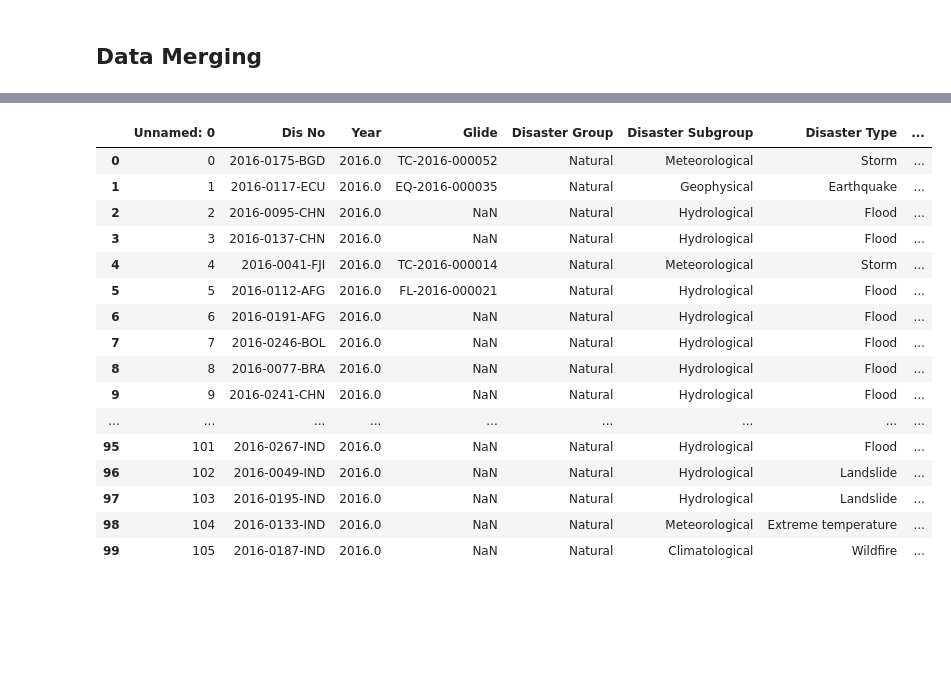
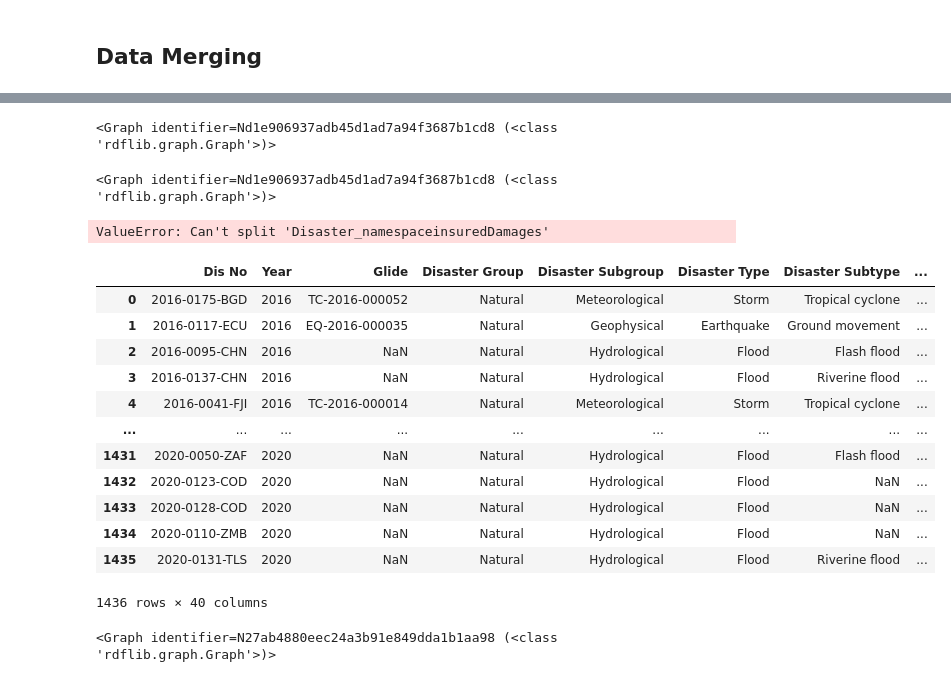
Before and after one commit to nuldertien/knowledge-engineering, a Jupyter notebook: exploration.ipynb, the cells around one changed output, grey strips where cells are left out. Drawn from its saved outputs; the diff is of its cells as text; code cells hidden in the pictures; blank space fills up the shorter version.

```diff
--- a/exploration.ipynb
+++ b/exploration.ipynb
@@ -436,20 +415,0 @@ g.add((disaster_uri, DIS.country_of_origin, country_name))
-# %%
-results.iloc[:100]
-# %% [output]
-|  | Unnamed: 0 | Dis No | Year | Glide | Disaster Group | Disaster Subgroup | Disaster Type | ... |
-| 0 | 0 | 2016-0175-BGD | 2016.0 | TC-2016-000052 | Natural | Meteorological | Storm | ... |
-| 1 | 1 | 2016-0117-ECU | 2016.0 | EQ-2016-000035 | Natural | Geophysical | Earthquake | ... |
-| 2 | 2 | 2016-0095-CHN | 2016.0 | NaN | Natural | Hydrological | Flood | ... |
-| 3 | 3 | 2016-0137-CHN | 2016.0 | NaN | Natural | Hydrological | Flood | ... |
-| 4 | 4 | 2016-0041-FJI | 2016.0 | TC-2016-000014 | Natural | Meteorological | Storm | ... |
-| 5 | 5 | 2016-0112-AFG | 2016.0 | FL-2016-000021 | Natural | Hydrological | Flood | ... |
-| 6 | 6 | 2016-0191-AFG | 2016.0 | NaN | Natural | Hydrological | Flood | ... |
-| 7 | 7 | 2016-0246-BOL | 2016.0 | NaN | Natural | Hydrological | Flood | ... |
-| 8 | 8 | 2016-0077-BRA | 2016.0 | NaN | Natural | Hydrological | Flood | ... |
-| 9 | 9 | 2016-0241-CHN | 2016.0 | NaN | Natural | Hydrological | Flood | ... |
-| ... | ... | ... | ... | ... | ... | ... | ... | ... |
-| 95 | 101 | 2016-0267-IND | 2016.0 | NaN | Natural | Hydrological | Flood | ... |
-| 96 | 102 | 2016-0049-IND | 2016.0 | NaN | Natural | Hydrological | Landslide | ... |
-| 97 | 103 | 2016-0195-IND | 2016.0 | NaN | Natural | Hydrological | Landslide | ... |
-| 98 | 104 | 2016-0133-IND | 2016.0 | NaN | Natural | Meteorological | Extreme temperature | ... |
-| 99 | 105 | 2016-0187-IND | 2016.0 | NaN | Natural | Climatological | Wildfire | ... |
@@ -455,0 +418,36 @@ results.iloc[:100]
+# %%
+g
+# %% [output]
+<Graph identifier=Nd1e906937adb45d1ad7a94f3687b1cd8 (<class 'rdflib.graph.Graph'>)>
+# %%
+g.serialize(destination="./results/disaster_news_graph.ttl")
+# %% [output]
+<Graph identifier=Nd1e906937adb45d1ad7a94f3687b1cd8 (<class 'rdflib.graph.Graph'>)>
+# %%
+g.serialize(destination="./results/disaster_news_graph.xml", format="xml")
+# %% [output]
+ValueError: Can't split 'Disaster_namespaceinsuredDamages'
+# %%
+disaster_info
+# %% [output]
+|  | Dis No | Year | Glide | Disaster Group | Disaster Subgroup | Disaster Type | Disaster Subtype | ... |
+| 0 | 2016-0175-BGD | 2016 | TC-2016-000052 | Natural | Meteorological | Storm | Tropical cyclone | ... |
+| 1 | 2016-0117-ECU | 2016 | EQ-2016-000035 | Natural | Geophysical | Earthquake | Ground movement | ... |
+| 2 | 2016-0095-CHN | 2016 | NaN | Natural | Hydrological | Flood | Flash flood | ... |
+| 3 | 2016-0137-CHN | 2016 | NaN | Natural | Hydrological | Flood | Riverine flood | ... |
+| 4 | 2016-0041-FJI | 2016 | TC-2016-000014 | Natural | Meteorological | Storm | Tropical cyclone | ... |
+| ... | ... | ... | ... | ... | ... | ... | ... | ... |
+| 1431 | 2020-0050-ZAF | 2020 | NaN | Natural | Hydrological | Flood | Flash flood | ... |
+| 1432 | 2020-0123-COD | 2020 | NaN | Natural | Hydrological | Flood | NaN | ... |
+| 1433 | 2020-0128-COD | 2020 | NaN | Natural | Hydrological | Flood | NaN | ... |
+| 1434 | 2020-0110-ZMB | 2020 | NaN | Natural | Hydrological | Flood | NaN | ... |
+| 1435 | 2020-0131-TLS | 2020 | NaN | Natural | Hydrological | Flood | Riverine flood | ... |
+1436 rows × 40 columns
+# %%
+from rdflib import Namespace, Graph
+from rdflib.plugins.sparql import prepareQuery
+
+g = Graph()
+g.parse("./results/disaster_news_graph.ttl", format="turtle")
+# %% [output]
+<Graph identifier=N27ab4880eec24a3b91e849dda1b1aa98 (<class 'rdflib.graph.Graph'>)>
```
Also changed, not shown: parts of 11 cells of this notebook, 1 other file.
